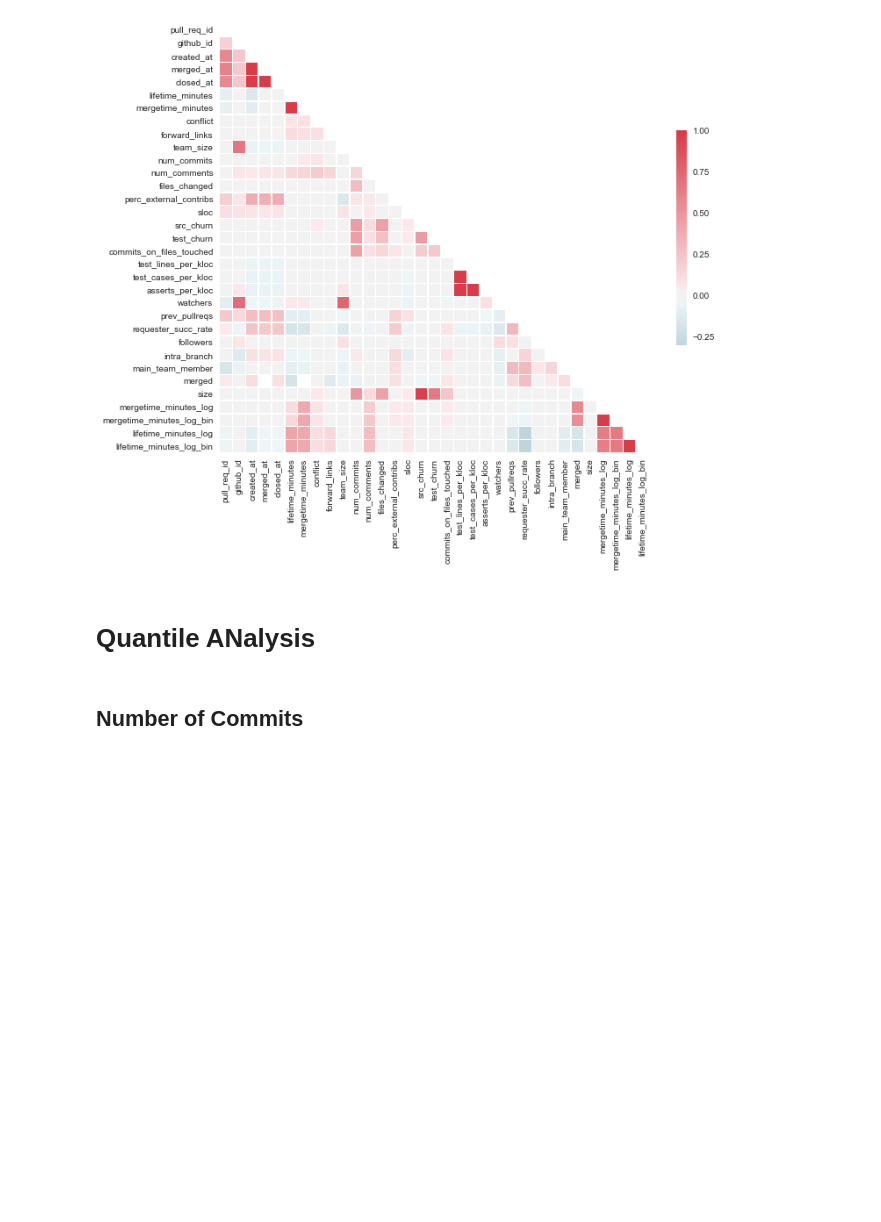
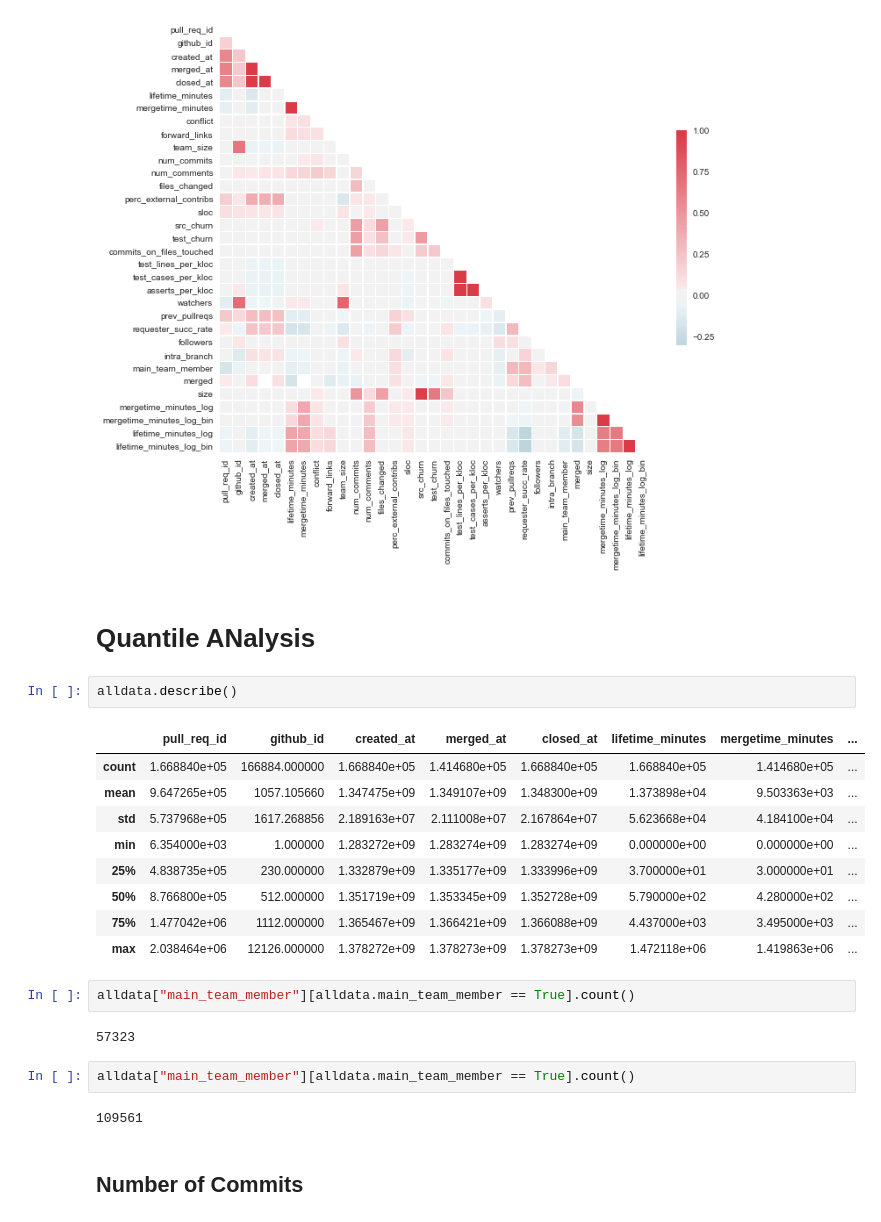
Before and after one commit to jjhartmann/pullreqs, a Jupyter notebook: AnalysisPandas.ipynb, the cells around one changed output. Cells and saved outputs as stored; diff of their text form; blank space fills up the shorter version.

```diff
--- a/AnalysisPandas.ipynb
+++ b/AnalysisPandas.ipynb
@@ -176,6 +176,26 @@ sns.heatmap(corr, mask=mask, cmap=cmap, vmax=1.0, center=0,
 [figure]
 # %% [markdown]
 # Quantile ANalysis
+# %%
+alldata.describe()
+# %% [output]
+|  | pull_req_id | github_id | created_at | merged_at | closed_at | lifetime_minutes | mergetime_minutes | ... |
+| count | 1.668840e+05 | 166884.000000 | 1.668840e+05 | 1.414680e+05 | 1.668840e+05 | 1.668840e+05 | 1.414680e+05 | ... |
+| mean | 9.647265e+05 | 1057.105660 | 1.347475e+09 | 1.349107e+09 | 1.348300e+09 | 1.373898e+04 | 9.503363e+03 | ... |
+| std | 5.737968e+05 | 1617.268856 | 2.189163e+07 | 2.111008e+07 | 2.167864e+07 | 5.623668e+04 | 4.184100e+04 | ... |
+| min | 6.354000e+03 | 1.000000 | 1.283272e+09 | 1.283274e+09 | 1.283274e+09 | 0.000000e+00 | 0.000000e+00 | ... |
+| 25% | 4.838735e+05 | 230.000000 | 1.332879e+09 | 1.335177e+09 | 1.333996e+09 | 3.700000e+01 | 3.000000e+01 | ... |
+| 50% | 8.766800e+05 | 512.000000 | 1.351719e+09 | 1.353345e+09 | 1.352728e+09 | 5.790000e+02 | 4.280000e+02 | ... |
+| 75% | 1.477042e+06 | 1112.000000 | 1.365467e+09 | 1.366421e+09 | 1.366088e+09 | 4.437000e+03 | 3.495000e+03 | ... |
+| max | 2.038464e+06 | 12126.000000 | 1.378272e+09 | 1.378273e+09 | 1.378273e+09 | 1.472118e+06 | 1.419863e+06 | ... |
+# %%
+alldata["main_team_member"][alldata.main_team_member == True].count()
+# %% [output]
+57323
+# %%
+alldata["main_team_member"][alldata.main_team_member == True].count()
+# %% [output]
+109561
 # %% [markdown]
 ## Number of Commits
 # %%
```
Also changed, not shown: parts of 1 cell of this notebook, 1 other file.
